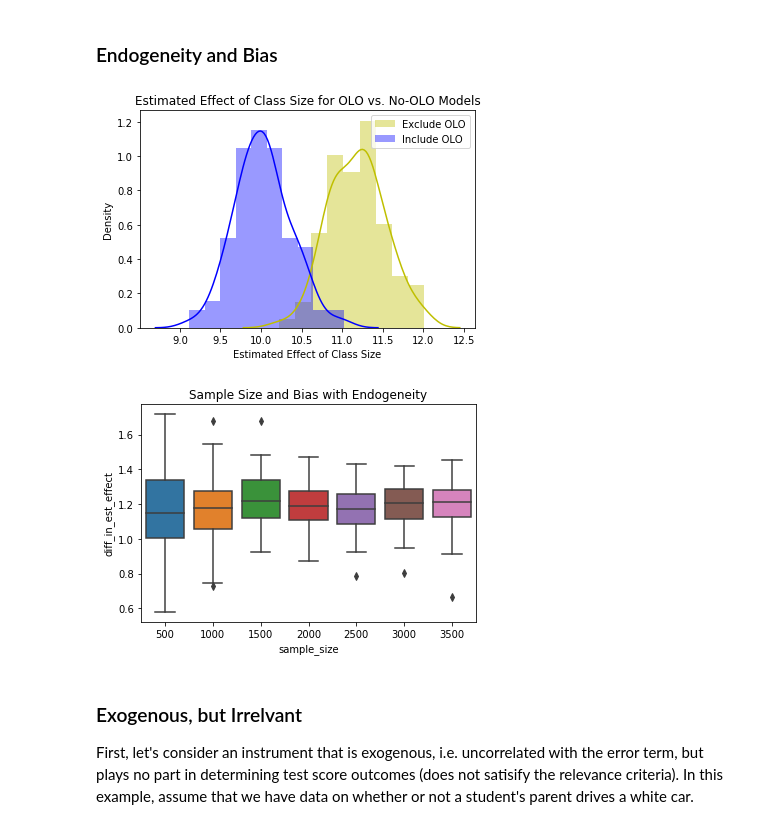
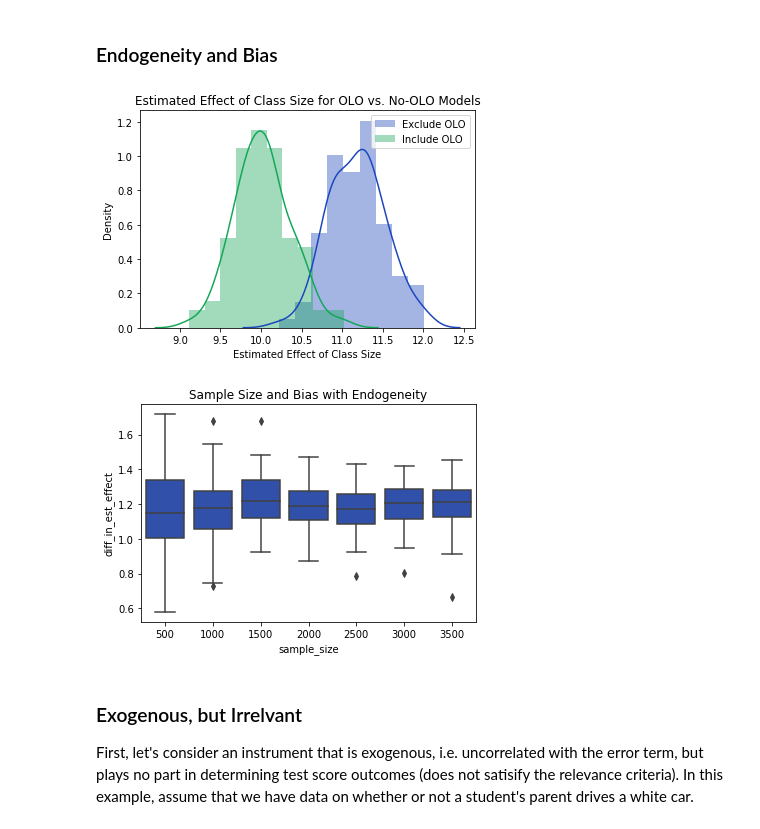
Before and after one commit to zduey/metrics, a Jupyter notebook: 02_instrumental_variables.ipynb, the cells around one changed output. Saved outputs shown, nothing was run; the diff lists cells and outputs as text; code cells hidden in the pictures.

Commit message:
re-ran notebooks. updated color schems

```diff
--- a/02_instrumental_variables.ipynb
+++ b/02_instrumental_variables.ipynb
@@ -36,6 +36,9 @@ from scipy.linalg import cholesky
 from sklearn.preprocessing import minmax_scale, scale
 
 np.random.seed(12345)
+primary_color = "#1c46bd"
+secondary_color = "#14a758"
+
 %matplotlib inline
 # %%
 def generate_simple_iv_sample_data(sample_size, correlation_coef=0.6):
@@ -74,26 +77,26 @@ def generate_simple_iv_sample_data(sample_size, correlation_coef=0.6):
 # %%
 repeated_samples = 100
 
 no_olo_results = []
 olo_results = []
 
 for i in range(repeated_samples):
     sample_df = generate_simple_iv_sample_data(1000)
     res = smf.ols(formula="score ~ 1 + treated", data=sample_df).fit()
     no_olo_results.append(res.params["treated"])
     res = smf.ols(formula="score ~ 1 + treated + outside_learning", data=sample_df).fit()
     olo_results.append(res.params["treated"])
 
 fix, ax = plt.subplots()
-sns.distplot(no_olo_results, color="y", ax=ax, label="Exclude OLO")
-sns.distplot(olo_results, color="b", ax=ax, label="Include OLO")
+sns.distplot(no_olo_results, ax=ax, label="Exclude OLO", color=primary_color)
+sns.distplot(olo_results, ax=ax, label="Include OLO", color=secondary_color)
 ax.set_xlabel("Estimated Effect of Class Size")
 ax.set_ylabel("Density")
 ax.legend()
 ax.set_title("Estimated Effect of Class Size for OLO vs. No-OLO Models")
 plt.savefig("./images/iv_olo_bias.png", dpi=300)
 # %% [output]
-[figure, old version]
+[figure, new version]
 # %%
 repeated_samples = 100
 sample_size = 1000
@@ -115,11 +118,11 @@ df["sample_size"] = x
 df["diff_in_est_effect"] = y
 
 fig, ax = plt.subplots()
-sns.boxplot(x="sample_size", y="diff_in_est_effect",  data=df, ax=ax)
+sns.boxplot(x="sample_size", y="diff_in_est_effect",  data=df, ax=ax, color=primary_color)
 ax.set_title("Sample Size and Bias with Endogeneity")
 plt.savefig("./images/sample_size_bias_iv.png", dpi=300)
 # %% [output]
-[figure, old version]
+[figure, new version]
 # %% [markdown]
 ### Exogenous, but Irrelvant
 
```
Also changed, not shown: parts of 9 cells of this notebook, 25 other files.
